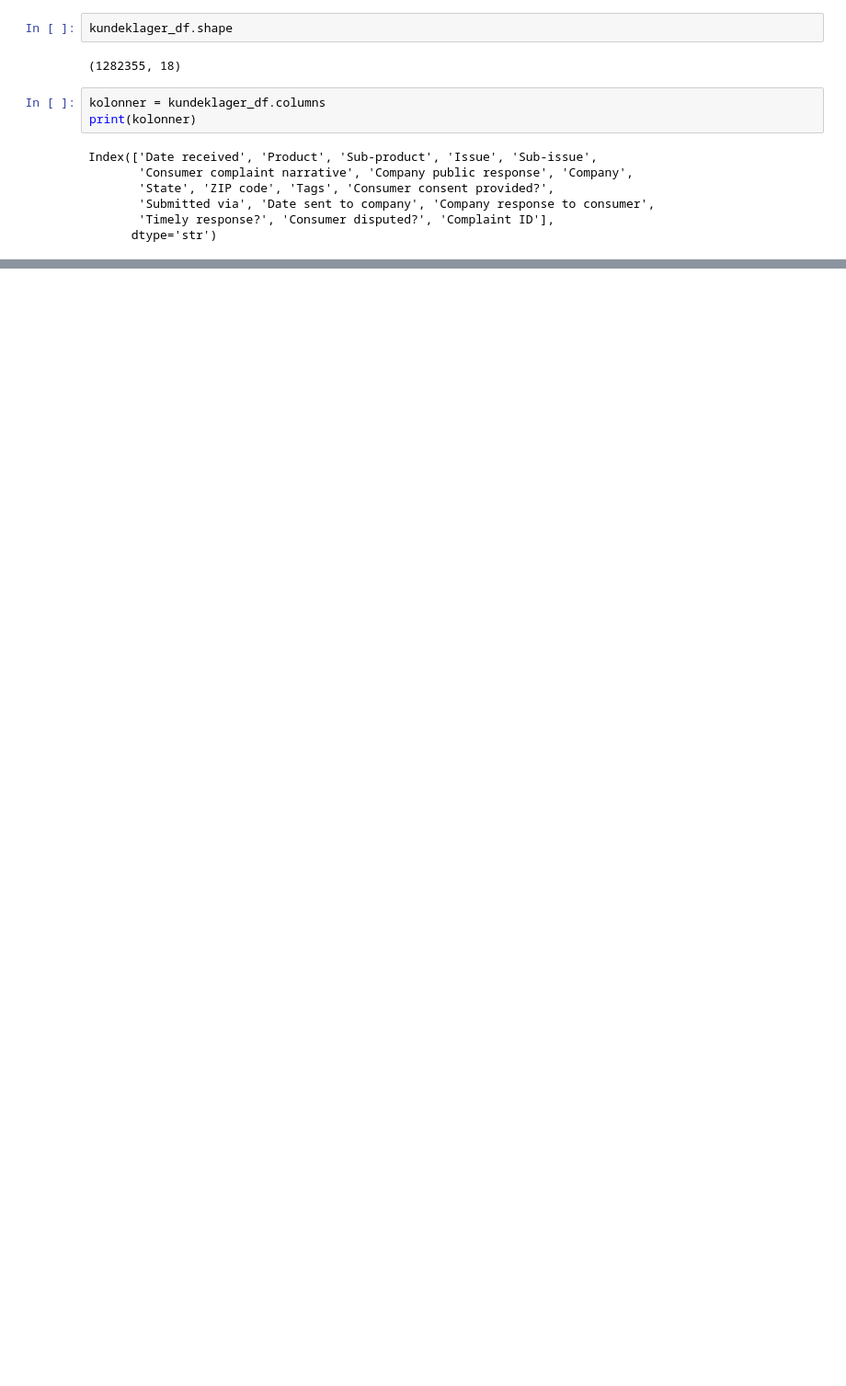
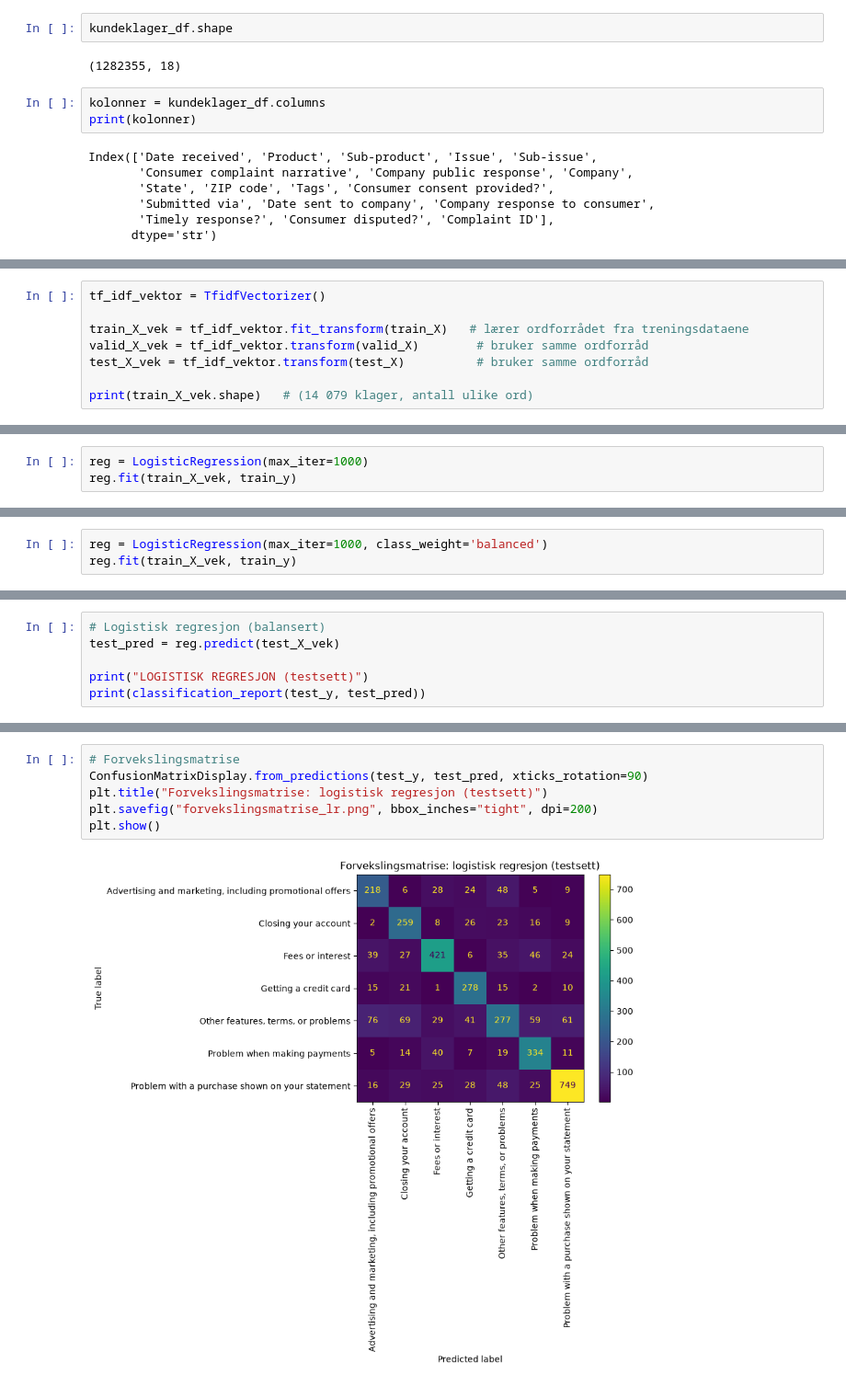
Before and after one commit to majaespeset-lgtm/Semesteroppgave-BBAN4040, a Jupyter notebook: Kundeklager.ipynb, the cells around one changed output, grey strips where cells are left out. Shown at 92% size. Drawn from its saved outputs; the diff is of its cells as text; blank space fills up the shorter version.

```diff
--- a/Kundeklager.ipynb
+++ b/Kundeklager.ipynb
@@ -99,0 +194,8 @@ Name: count, dtype: int64
+# %%
+tf_idf_vektor = TfidfVectorizer()
+
+train_X_vek = tf_idf_vektor.fit_transform(train_X)   # lærer ordforrådet fra treningsdataene
+valid_X_vek = tf_idf_vektor.transform(valid_X)        # bruker samme ordforråd
+test_X_vek = tf_idf_vektor.transform(test_X)          # bruker samme ordforråd
+
+print(train_X_vek.shape)   # (14 079 klager, antall ulike ord)
@@ -99,0 +204,3 @@ Name: count, dtype: int64
+# %%
+reg = LogisticRegression(max_iter=1000)
+reg.fit(train_X_vek, train_y)
@@ -99,0 +226,3 @@ Name: count, dtype: int64
+# %%
+reg = LogisticRegression(max_iter=1000, class_weight='balanced')
+reg.fit(train_X_vek, train_y)
@@ -99,0 +271,6 @@ Name: count, dtype: int64
+# %%
+# Logistisk regresjon (balansert)
+test_pred = reg.predict(test_X_vek)
+
+print("LOGISTISK REGRESJON (testsett)")
+print(classification_report(test_y, test_pred))
@@ -99,0 +292,8 @@ Name: count, dtype: int64
+# %%
+# Forvekslingsmatrise
+ConfusionMatrixDisplay.from_predictions(test_y, test_pred, xticks_rotation=90)
+plt.title("Forvekslingsmatrise: logistisk regresjon (testsett)")
+plt.savefig("forvekslingsmatrise_lr.png", bbox_inches="tight", dpi=200)
+plt.show()
+# %% [output]
+[figure, added]
```
Also changed, not shown: parts of 23 cells of this notebook, 6 other files.
